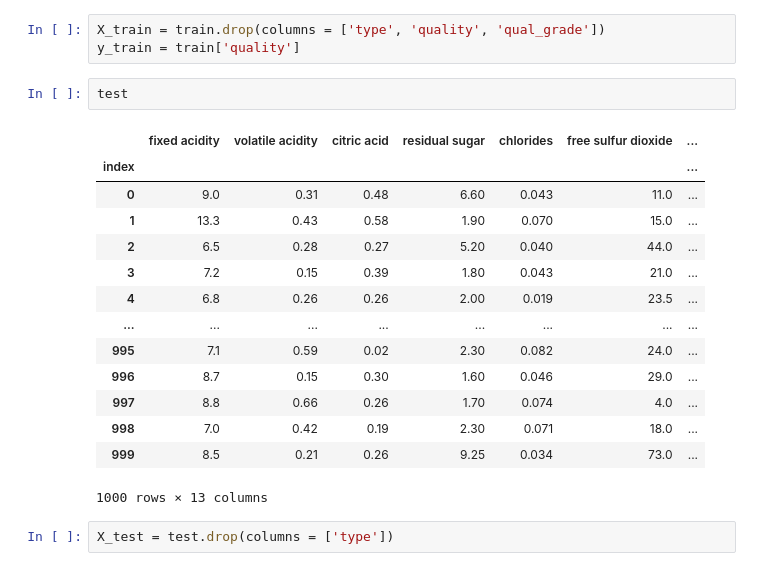
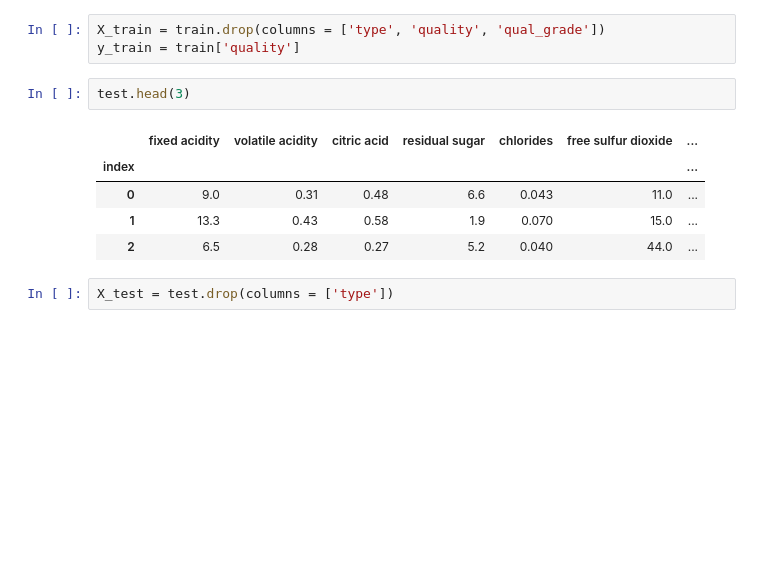
Before and after one commit to Park-Young-Bin/Python_Projects, a Jupyter notebook: 데이콘/[데이콘] 와인 품질 분류 (copy).ipynb, the cells around one changed output. Saved outputs shown, nothing was run; the diff lists cells and outputs as text; blank space fills up the shorter version.

```diff
--- a/데이콘/[데이콘] 와인 품질 분류 (copy).ipynb
+++ b/데이콘/[데이콘] 와인 품질 분류 (copy).ipynb
@@ -337,22 +338,13 @@ from sklearn.ensemble import GradientBoostingClassifier
 X_train = train.drop(columns = ['type', 'quality', 'qual_grade'])
 y_train = train['quality']
 # %%
-test
+test.head(3)
 # %% [output]
 |  | fixed acidity | volatile acidity | citric acid | residual sugar | chlorides | free sulfur dioxide | ... |
 | index |  |  |  |  |  |  | ... |
-| 0 | 9.0 | 0.31 | 0.48 | 6.60 | 0.043 | 11.0 | ... |
-| 1 | 13.3 | 0.43 | 0.58 | 1.90 | 0.070 | 15.0 | ... |
-| 2 | 6.5 | 0.28 | 0.27 | 5.20 | 0.040 | 44.0 | ... |
-| 3 | 7.2 | 0.15 | 0.39 | 1.80 | 0.043 | 21.0 | ... |
-| 4 | 6.8 | 0.26 | 0.26 | 2.00 | 0.019 | 23.5 | ... |
-| ... | ... | ... | ... | ... | ... | ... | ... |
-| 995 | 7.1 | 0.59 | 0.02 | 2.30 | 0.082 | 24.0 | ... |
-| 996 | 8.7 | 0.15 | 0.30 | 1.60 | 0.046 | 29.0 | ... |
-| 997 | 8.8 | 0.66 | 0.26 | 1.70 | 0.074 | 4.0 | ... |
-| 998 | 7.0 | 0.42 | 0.19 | 2.30 | 0.071 | 18.0 | ... |
-| 999 | 8.5 | 0.21 | 0.26 | 9.25 | 0.034 | 73.0 | ... |
+| 0 | 9.0 | 0.31 | 0.48 | 6.6 | 0.043 | 11.0 | ... |
+| 1 | 13.3 | 0.43 | 0.58 | 1.9 | 0.070 | 15.0 | ... |
+| 2 | 6.5 | 0.28 | 0.27 | 5.2 | 0.040 | 44.0 | ... |
-1000 rows × 13 columns
 # %%
 X_test = test.drop(columns = ['type'])
 # %%
```
Also changed, not shown: parts of 15 cells of this notebook.
